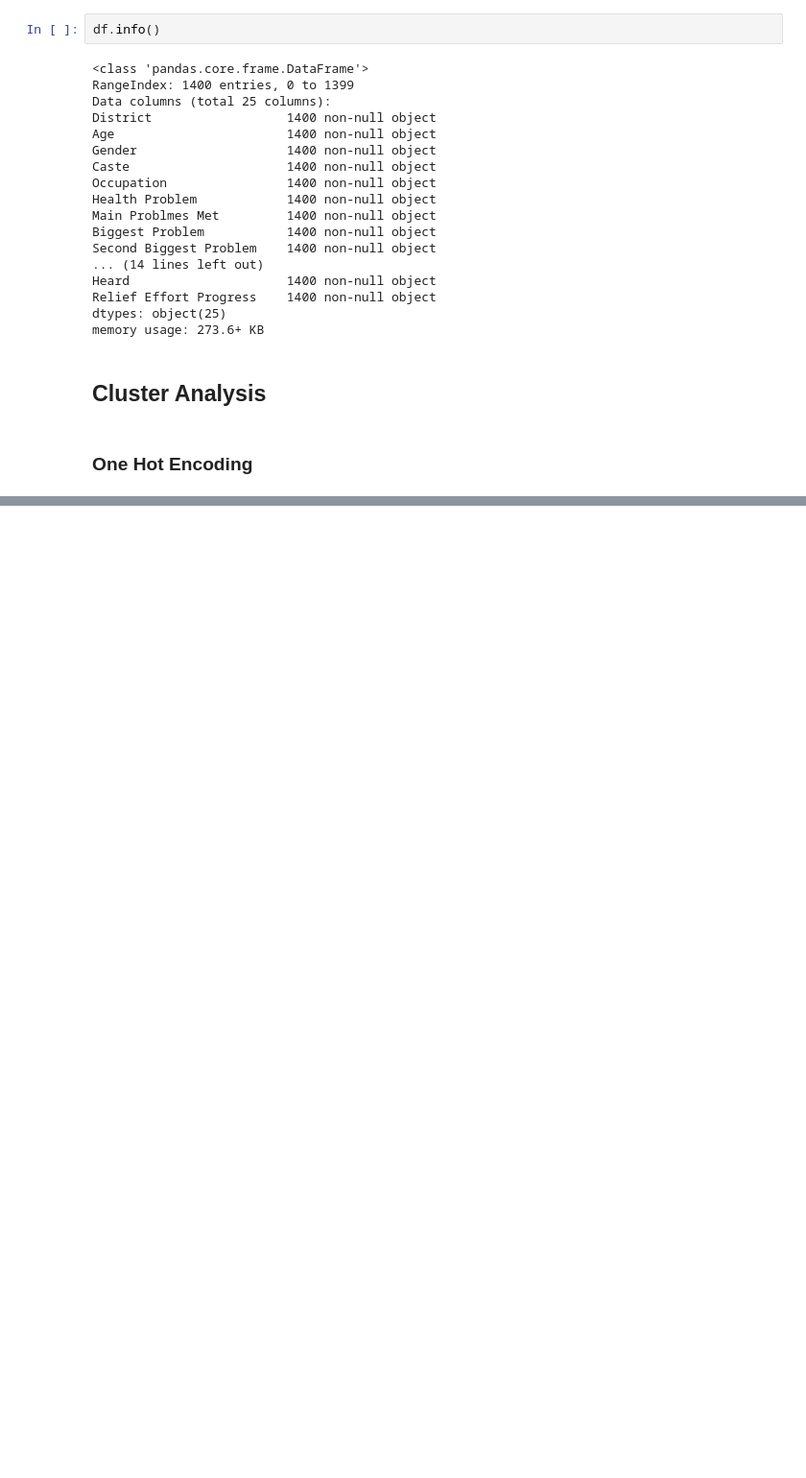
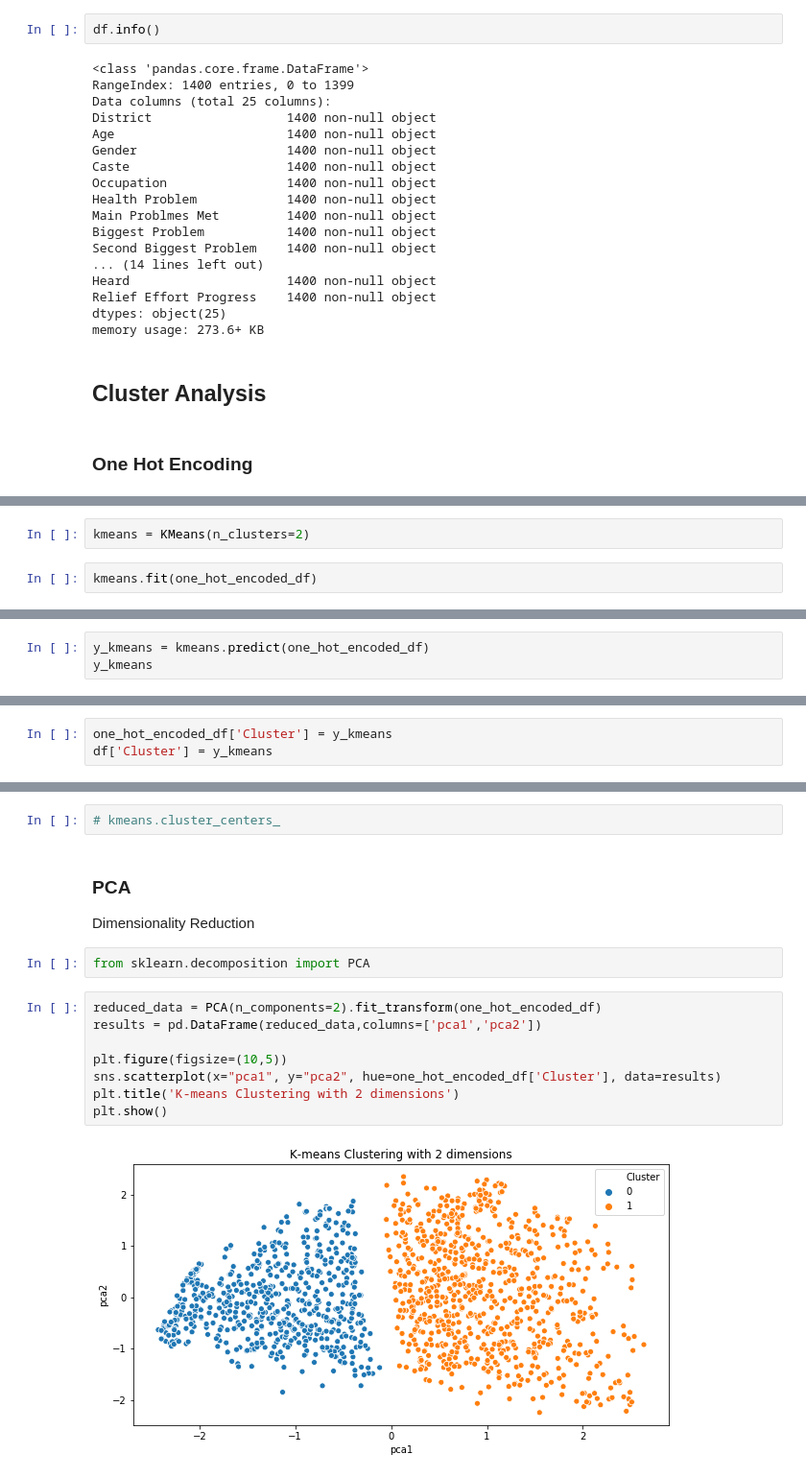
Before and after one commit to ashar130/Impacts-of-the-2015-Nepal-Earthquake, a Jupyter notebook: Impacts of the 2015 Nepal Earthquake.ipynb, the cells around one changed output, grey strips where cells are left out. Shown: that part at 96% size. Cells and saved outputs as stored; diff of their text form; blank space fills up the shorter version.

```diff
--- a/Impacts of the 2015 Nepal Earthquake.ipynb
+++ b/Impacts of the 2015 Nepal Earthquake.ipynb
@@ -293,0 +351,4 @@ pd.concat([pd.get_dummies(df['District']), pd.get_dummies(df['Age']), pd.get_dum
+# %%
+kmeans = KMeans(n_clusters=2)
+# %%
+kmeans.fit(one_hot_encoded_df)
@@ -293,0 +363,3 @@ pd.concat([pd.get_dummies(df['District']), pd.get_dummies(df['Age']), pd.get_dum
+# %%
+y_kmeans = kmeans.predict(one_hot_encoded_df)
+y_kmeans
@@ -293,0 +368,3 @@ pd.concat([pd.get_dummies(df['District']), pd.get_dummies(df['Age']), pd.get_dum
+# %%
+one_hot_encoded_df['Cluster'] = y_kmeans
+df['Cluster'] = y_kmeans
@@ -293,0 +391,17 @@ pd.concat([pd.get_dummies(df['District']), pd.get_dummies(df['Age']), pd.get_dum
+# %%
+# kmeans.cluster_centers_
+# %% [markdown]
+<h3> PCA </h3>
+<h7> Dimensionality Reduction </h7>
+# %%
+from sklearn.decomposition import PCA
+# %%
+reduced_data = PCA(n_components=2).fit_transform(one_hot_encoded_df)
+results = pd.DataFrame(reduced_data,columns=['pca1','pca2'])
+
+plt.figure(figsize=(10,5))
+sns.scatterplot(x="pca1", y="pca2", hue=one_hot_encoded_df['Cluster'], data=results)
+plt.title('K-means Clustering with 2 dimensions')
+plt.show()
+# %% [output]
+[figure, added]
```
Also changed, not shown: parts of 17 cells of this notebook.
